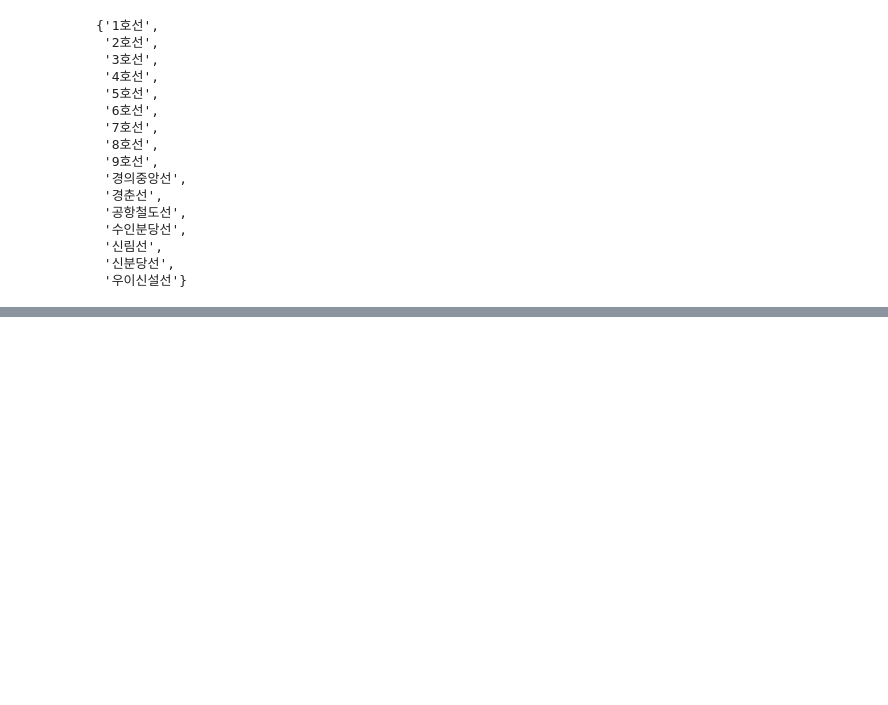
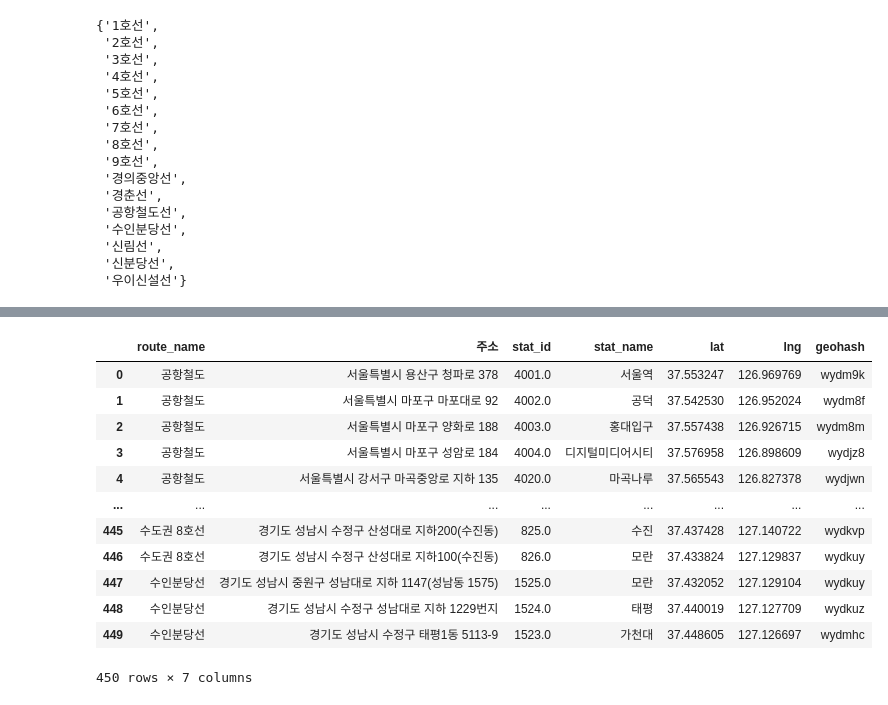
Before and after one commit to 23-1-CauCapstone-Team3/DataPreprocessing, a Jupyter notebook: train/seoul.ipynb, the cells around one changed output, grey strips where cells are left out. Saved outputs shown, nothing was run; the diff lists cells and outputs as text; code cells hidden in the pictures; blank space fills up the shorter version.

```diff
--- a/train/seoul.ipynb
+++ b/train/seoul.ipynb
@@ -91,0 +130,4 @@ station.to_csv("result_train_station.csv")
+# %%
+station_in_seoul = station_with_location[station_with_loaction['주소'].str.contains('서울')]
+station_in_seoul = station_in_seoul.reset_index(drop=True)
+station_in_seoul
@@ -91,0 +148,5 @@ station.to_csv("result_train_station.csv")
+# %%
+station_not_in_seoul = station_with_location[~(station_with_loaction['주소'].str.contains(
+    '서울'))]
+station_not_in_seoul = station_not_in_seoul.reset_index(drop=True)
+station_not_in_seoul
@@ -91,0 +195,11 @@ station.to_csv("result_train_station.csv")
+# %%
+near_seoul = ["석수", "광명","안양",  "금정", "범계", "평촌", "인덕원", "정부과천청사", "과천", "대공원", "경마공원", "선바위", "광명사거리", "철산", "역곡",  "부천", "송내", "계양", "화전", "강매", "행신", "지축", "까치울", "장암", "별내별가람", "갈매", "별내", "퇴계원", "구리", "도농", "양정", "미사", "하남풍산", "하남시청", "복정", "남위례", "산성", "남한산성입구", "단대오거리", "신흥", "수진", "모란", "태평", "가천대"]
+# %%
+cnt = 404
+for name in near_seoul:
+    temp = station_not_in_seoul[station_not_in_seoul['역사명'] == name]
+    temp = temp.reset_index(drop=True)
+    for i in range(len(temp)):
+        # print(temp.loc[i])
+        station_in_seoul.loc[cnt] = temp.loc[i]
+        cnt += 1
@@ -91,0 +222,20 @@ station.to_csv("result_train_station.csv")
+# %%
+station_in_seoul = station_in_seoul.drop(columns=[ "위도", "경도", "역사명"])
+station_in_seoul = station_in_seoul.rename(columns={"역코드": "stat_id", "노선명": "route_name"})
+
+result_station = pd.merge(station_in_seoul, station, on=["stat_id"], how="left")
+result_station
+# %% [output]
+|  | route_name | 주소 | stat_id | stat_name | lat | lng | geohash |
+| 0 | 공항철도 | 서울특별시 용산구 청파로 378 | 4001.0 | 서울역 | 37.553247 | 126.969769 | wydm9k |
+| 1 | 공항철도 | 서울특별시 마포구 마포대로 92 | 4002.0 | 공덕 | 37.542530 | 126.952024 | wydm8f |
+| 2 | 공항철도 | 서울특별시 마포구 양화로 188 | 4003.0 | 홍대입구 | 37.557438 | 126.926715 | wydm8m |
+| 3 | 공항철도 | 서울특별시 마포구 성암로 184 | 4004.0 | 디지털미디어시티 | 37.576958 | 126.898609 | wydjz8 |
+| 4 | 공항철도 | 서울특별시 강서구 마곡중앙로 지하 135 | 4020.0 | 마곡나루 | 37.565543 | 126.827378 | wydjwn |
+| ... | ... | ... | ... | ... | ... | ... | ... |
+| 445 | 수도권 8호선 | 경기도 성남시 수정구 산성대로 지하200(수진동) | 825.0 | 수진 | 37.437428 | 127.140722 | wydkvp |
+| 446 | 수도권 8호선 | 경기도 성남시 수정구 산성대로 지하100(수진동) | 826.0 | 모란 | 37.433824 | 127.129837 | wydkuy |
+| 447 | 수인분당선 | 경기도 성남시 중원구 성남대로 지하 1147(성남동 1575) | 1525.0 | 모란 | 37.432052 | 127.129104 | wydkuy |
+| 448 | 수인분당선 | 경기도 성남시 수정구 성남대로 지하 1229번지 | 1524.0 | 태평 | 37.440019 | 127.127709 | wydkuz |
+| 449 | 수인분당선 | 경기도 성남시 수정구 태평1동 5113-9 | 1523.0 | 가천대 | 37.448605 | 127.126697 | wydmhc |
+450 rows × 7 columns
```
Also changed, not shown: parts of 10 cells of this notebook, 4 other files.
